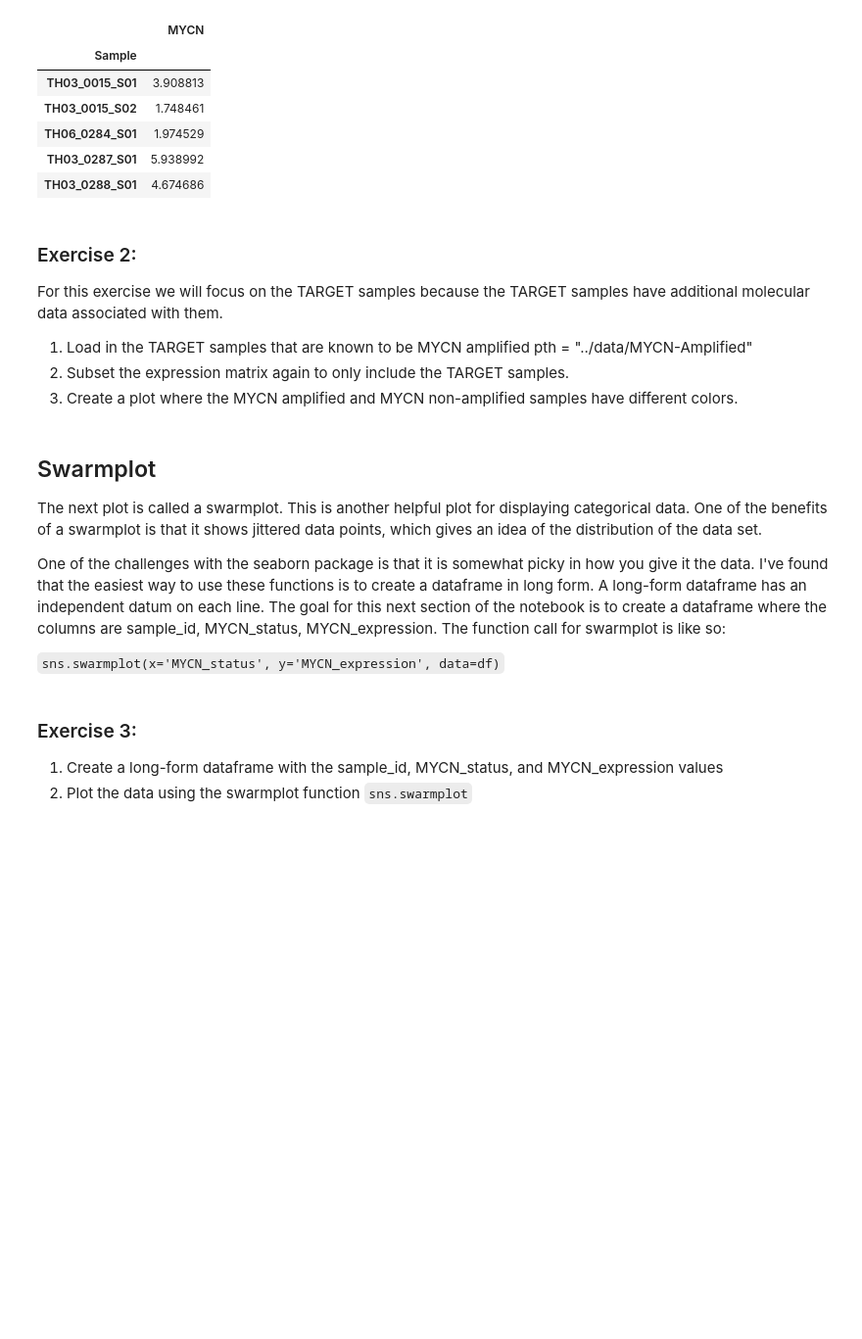
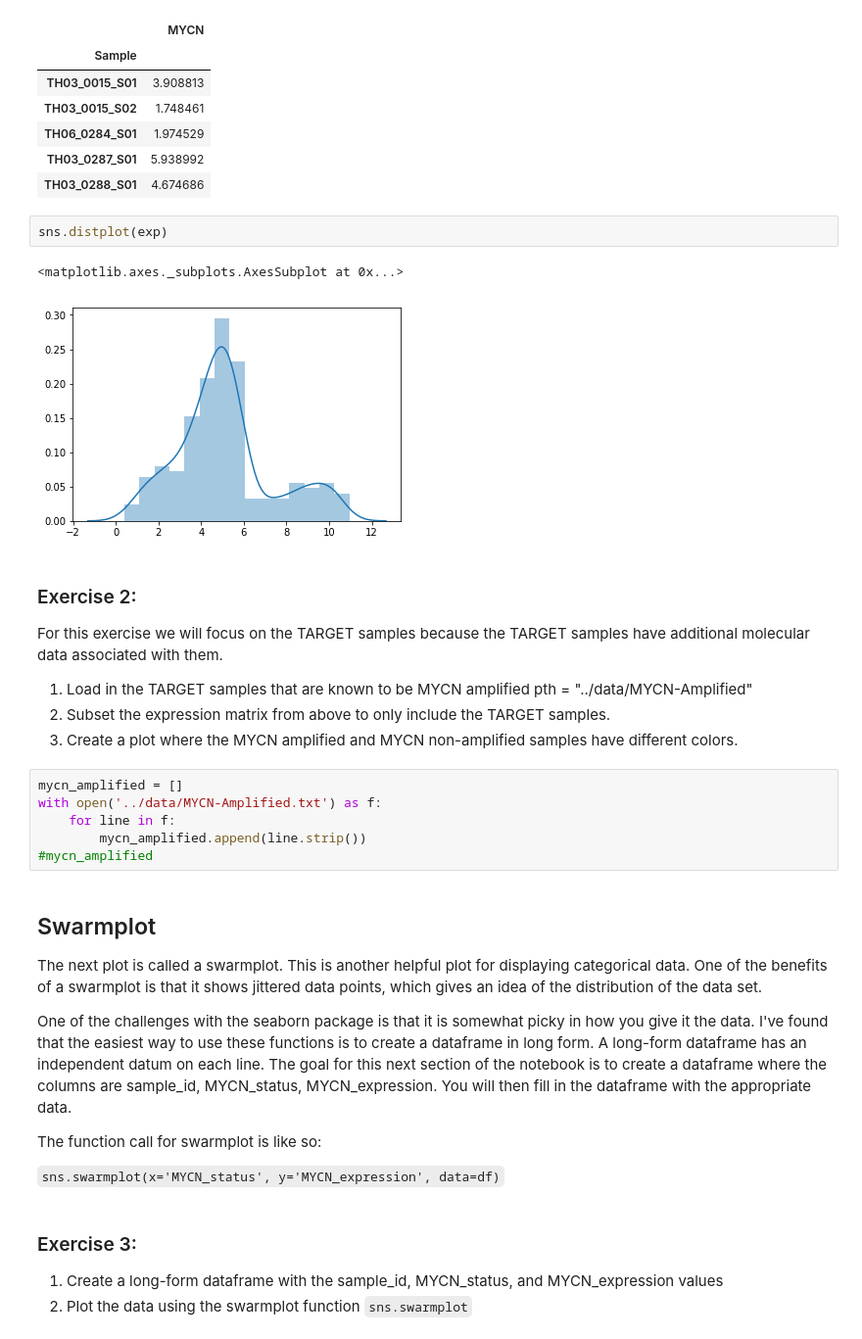
Before and after one commit to jpfeil/Workshop-2018, a Jupyter notebook: notebooks/seaborn.ipynb, the cells around one changed output. Shown at 98% size. Saved outputs shown, nothing was run; the diff lists cells and outputs as text; blank space fills up the shorter version.

```diff
--- a/notebooks/seaborn.ipynb
+++ b/notebooks/seaborn.ipynb
@@ -67,20 +68,33 @@ exp.head()
 | TH06_0284_S01 | 1.974529 |
 | TH03_0287_S01 | 5.938992 |
 | TH03_0288_S01 | 4.674686 |
+# %%
+sns.distplot(exp)
+# %% [output]
+<matplotlib.axes._subplots.AxesSubplot at 0x...>
+[figure, added]
 # %% [markdown]
 ###  Exercise 2:
 For this exercise we will focus on the TARGET samples because the TARGET samples have additional molecular data associated with them.
 
 1. Load in the TARGET samples that are known to be MYCN amplified
     pth = "../data/MYCN-Amplified"
-2. Subset the expression matrix again to only include the TARGET samples.
+2. Subset the expression matrix from above to only include the TARGET samples.
 3. Create a plot where the MYCN amplified and MYCN non-amplified samples have different colors.
+# %%
+mycn_amplified = []
+with open('../data/MYCN-Amplified.txt') as f:
+    for line in f:
+        mycn_amplified.append(line.strip())
+#mycn_amplified
 # %% [markdown]
 ## Swarmplot
 
 The next plot is called a swarmplot. This is another helpful plot for displaying categorical data. One of the benefits of a swarmplot is that it shows jittered data points, which gives an idea of the distribution of the data set.
 
-One of the challenges with the seaborn package is that it is somewhat picky in how you give it the data. I've found that the easiest way to use these functions is to create a dataframe in long form. A long-form dataframe has an independent datum on each line. The goal for this next section of the notebook is to create a dataframe where the columns are sample_id, MYCN_status, MYCN_expression. The function call for swarmplot is like so:
+One of the challenges with the seaborn package is that it is somewhat picky in how you give it the data. I've found that the easiest way to use these functions is to create a dataframe in long form. A long-form dataframe has an independent datum on each line. The goal for this next section of the notebook is to create a dataframe where the columns are sample_id, MYCN_status, MYCN_expression. You will then fill in the dataframe with the appropriate data.
+
+The function call for swarmplot is like so:
 
 `sns.swarmplot(x='MYCN_status', y='MYCN_expression', data=df)`
 # %% [markdown]
```
Also changed, not shown: parts of 2 cells of this notebook, 3 other files.
